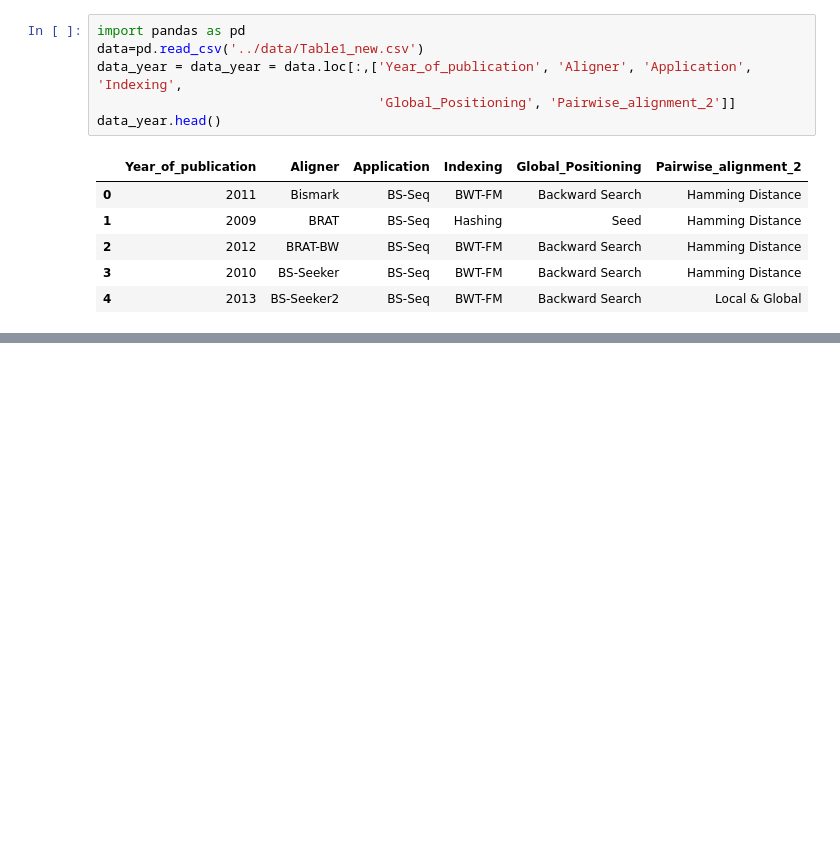
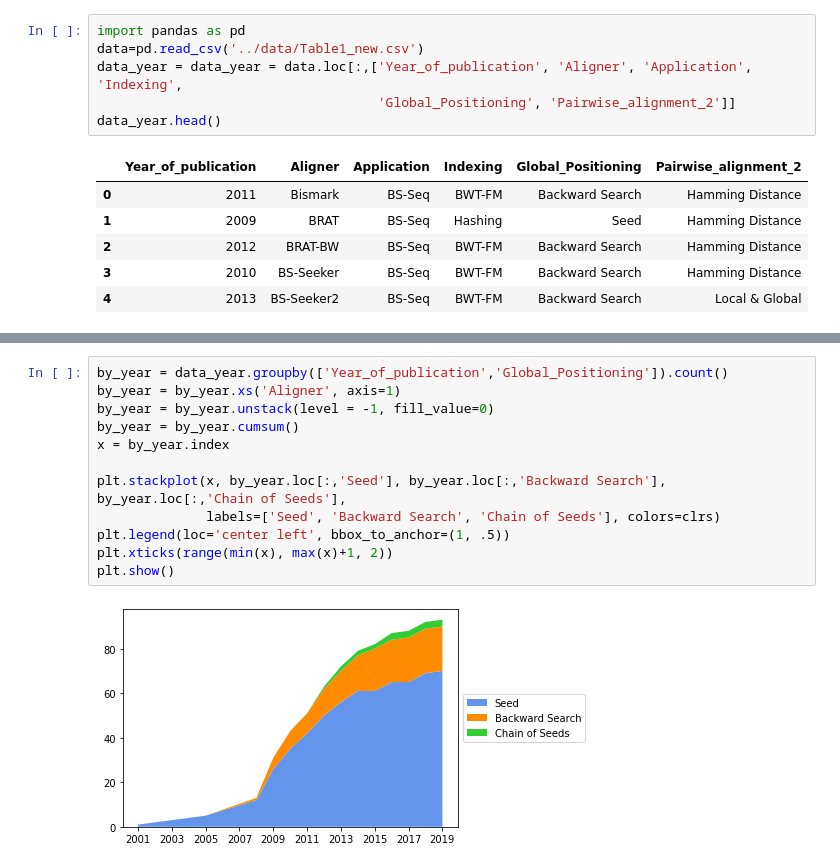
Before and after one commit to Mangul-Lab-USC/technology.dictates.algorithms, a Jupyter notebook: notebooks/year_figures.ipynb, the cells around one changed output, grey strips where cells are left out. Saved outputs shown, nothing was run; the diff lists cells and outputs as text; blank space fills up the shorter version.

```diff
--- a/notebooks/year_figures.ipynb
+++ b/notebooks/year_figures.ipynb
@@ -47,0 +57,14 @@ plt.pie(pairwise_group.Aligner, labels=pairwise_group.index)
+# %%
+by_year = data_year.groupby(['Year_of_publication','Global_Positioning']).count()
+by_year = by_year.xs('Aligner', axis=1)
+by_year = by_year.unstack(level = -1, fill_value=0)
+by_year = by_year.cumsum()
+x = by_year.index
+
+plt.stackplot(x, by_year.loc[:,'Seed'], by_year.loc[:,'Backward Search'], by_year.loc[:,'Chain of Seeds'],
+              labels=['Seed', 'Backward Search', 'Chain of Seeds'], colors=clrs)
+plt.legend(loc='center left', bbox_to_anchor=(1, .5))
+plt.xticks(range(min(x), max(x)+1, 2))
+plt.show()
+# %% [output]
+[figure, added]
```
Also changed, not shown: parts of 9 cells of this notebook.
